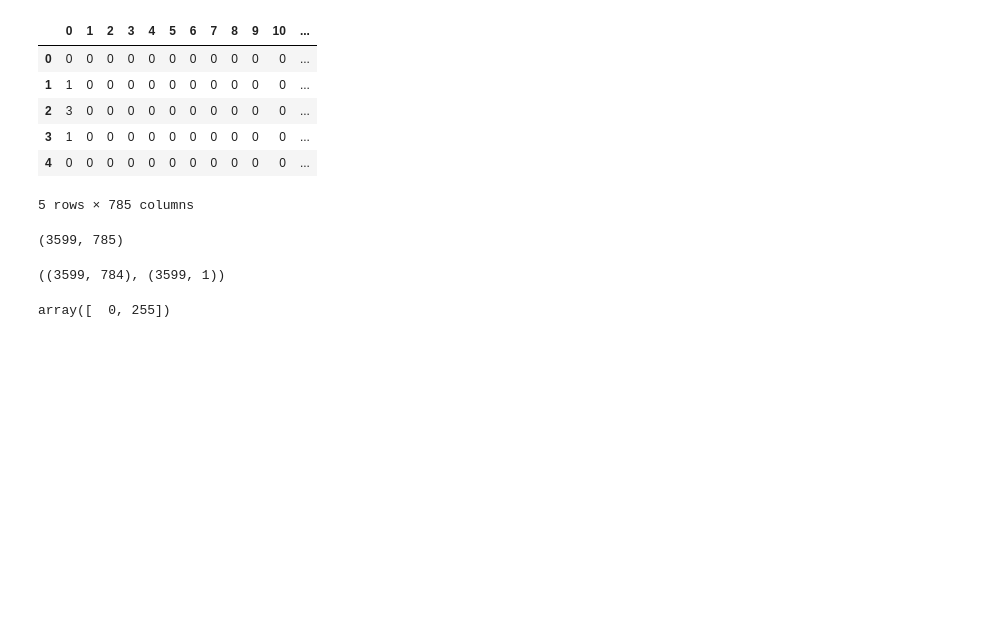
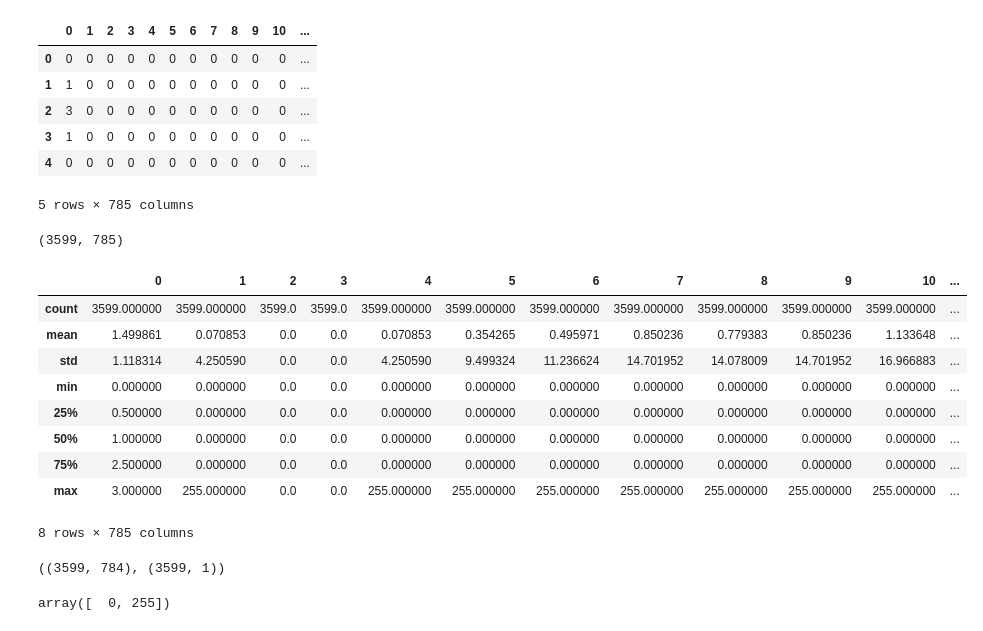
Before and after one commit to ShareAndShine/Lemalabs, a Jupyter notebook: Classification_Supervised_learning.ipynb, the cells around one changed output. Drawn from its saved outputs; the diff is of its cells as text; code cells hidden in the pictures; blank space fills up the shorter version.

```diff
--- a/Classification_Supervised_learning.ipynb
+++ b/Classification_Supervised_learning.ipynb
@@ -27,6 +27,19 @@ data.head() # Also remember first column is ouput
 data.shape # To get total data size the above raw_head will not show all data. Now, we have data size 3599 rows  785 columns
 # %% [output]
 (3599, 785)
+# %%
+data.describe()
+# %% [output]
+|  | 0 | 1 | 2 | 3 | 4 | 5 | 6 | 7 | 8 | 9 | 10 | ... |
+| count | 3599.000000 | 3599.000000 | 3599.0 | 3599.0 | 3599.000000 | 3599.000000 | 3599.000000 | 3599.000000 | 3599.000000 | 3599.000000 | 3599.000000 | ... |
+| mean | 1.499861 | 0.070853 | 0.0 | 0.0 | 0.070853 | 0.354265 | 0.495971 | 0.850236 | 0.779383 | 0.850236 | 1.133648 | ... |
+| std | 1.118314 | 4.250590 | 0.0 | 0.0 | 4.250590 | 9.499324 | 11.236624 | 14.701952 | 14.078009 | 14.701952 | 16.966883 | ... |
+| min | 0.000000 | 0.000000 | 0.0 | 0.0 | 0.000000 | 0.000000 | 0.000000 | 0.000000 | 0.000000 | 0.000000 | 0.000000 | ... |
+| 25% | 0.500000 | 0.000000 | 0.0 | 0.0 | 0.000000 | 0.000000 | 0.000000 | 0.000000 | 0.000000 | 0.000000 | 0.000000 | ... |
+| 50% | 1.000000 | 0.000000 | 0.0 | 0.0 | 0.000000 | 0.000000 | 0.000000 | 0.000000 | 0.000000 | 0.000000 | 0.000000 | ... |
+| 75% | 2.500000 | 0.000000 | 0.0 | 0.0 | 0.000000 | 0.000000 | 0.000000 | 0.000000 | 0.000000 | 0.000000 | 0.000000 | ... |
+| max | 3.000000 | 255.000000 | 0.0 | 0.0 | 255.000000 | 255.000000 | 255.000000 | 255.000000 | 255.000000 | 255.000000 | 255.000000 | ... |
+8 rows × 785 columns
 # %%
 cols = data.shape[1] # get all total columns size
 x = np.array(data.iloc[:, 1:cols]) # prepare input i.e get all rows , start from 1 until the last column
```
Also changed, not shown: parts of 13 cells of this notebook.
